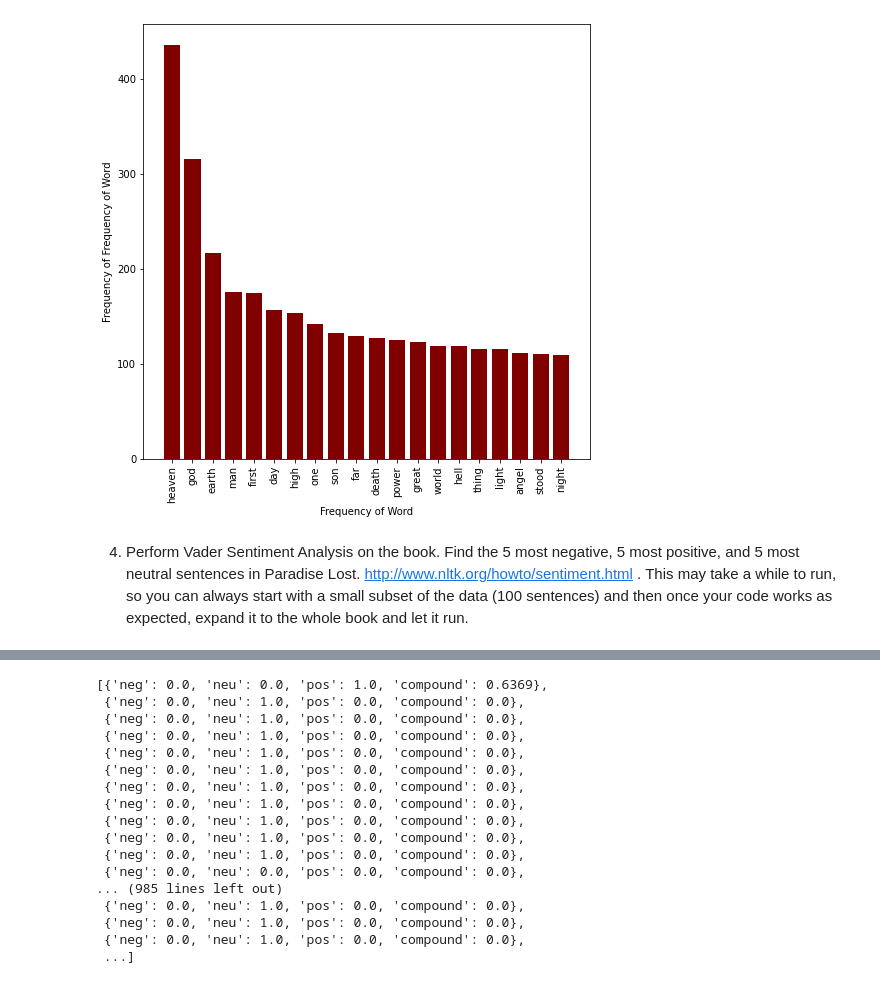
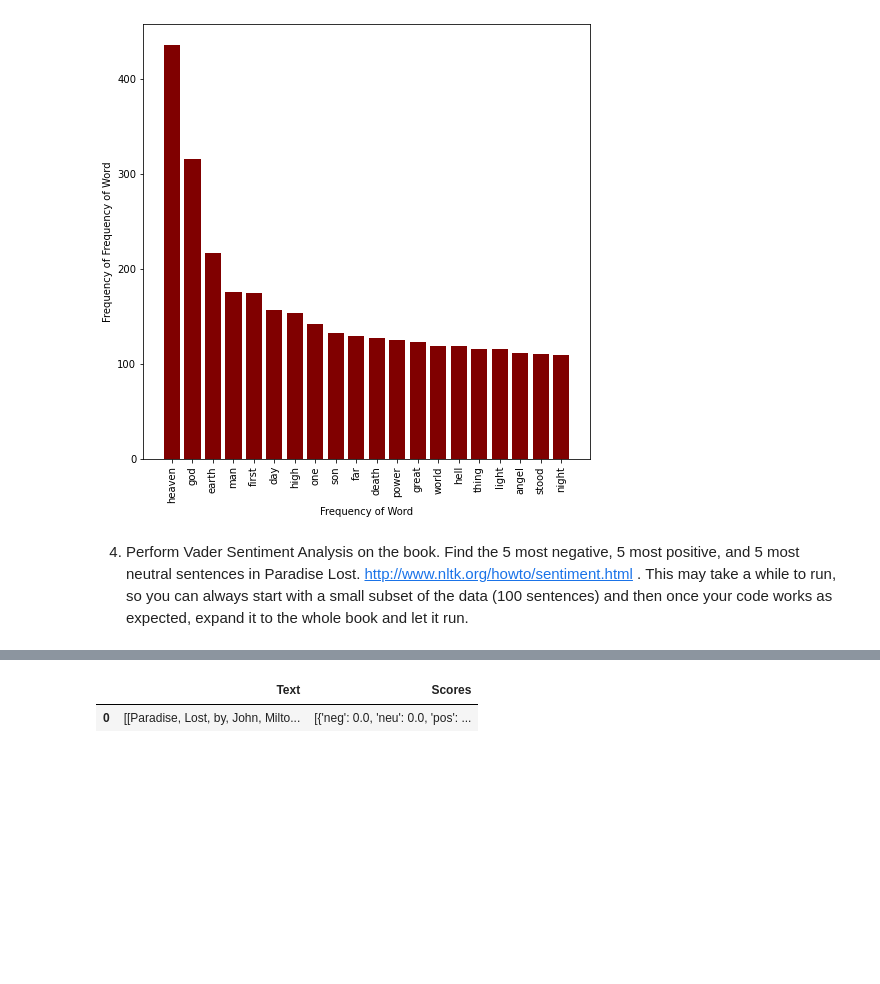
Before and after one commit to ytaiwo/Homework, a Jupyter notebook: week_20/Week19_NLP_HW.ipynb, the cells around one changed output, grey strips where cells are left out. Saved outputs shown, nothing was run; the diff lists cells and outputs as text; code cells hidden in the pictures; blank space fills up the shorter version.

```diff
--- a/week_20/Week19_NLP_HW.ipynb
+++ b/week_20/Week19_NLP_HW.ipynb
@@ -104,43 +133,29 @@ plt.show()
 # %%
 from nltk.sentiment.vader import SentimentIntensityAnalyzer
 
 sia = SentimentIntensityAnalyzer()
 
 new_sent = []
 #scores = []
 for sentence in text_sentences:
     filt_sentence = [word for word in sentence if word.isalnum()]
     new_sent.append(filt_sentence)
 #     for i in filt_sentence:
 #         sent_score = sia.polarity_scores(filt_sentence[0])
 #         scores.append(sent_score)
 
 
 scores = [sia.polarity_scores(filt_sentence[0]) for filt_sentence in new_sent]
 scores
-# paradise_df=pd.DataFrame({'Text': [new_sent],
-#                          'Scores': [scores]})
 
-# paradise_df.head()
+paradise_df=pd.DataFrame({'Text': [new_sent],
+                          'Scores': [scores]})
+
+paradise_df.head()
 #scores = pd.DataFrame(scores)
 
 # paradise_df = pd.DataFrame(filt_sentence)
 # paradise_df
 # %% [output]
-[{'neg': 0.0, 'neu': 0.0, 'pos': 1.0, 'compound': 0.6369},
- {'neg': 0.0, 'neu': 1.0, 'pos': 0.0, 'compound': 0.0},
- {'neg': 0.0, 'neu': 1.0, 'pos': 0.0, 'compound': 0.0},
- {'neg': 0.0, 'neu': 1.0, 'pos': 0.0, 'compound': 0.0},
- {'neg': 0.0, 'neu': 1.0, 'pos': 0.0, 'compound': 0.0},
- {'neg': 0.0, 'neu': 1.0, 'pos': 0.0, 'compound': 0.0},
- {'neg': 0.0, 'neu': 1.0, 'pos': 0.0, 'compound': 0.0},
- {'neg': 0.0, 'neu': 1.0, 'pos': 0.0, 'compound': 0.0},
- {'neg': 0.0, 'neu': 1.0, 'pos': 0.0, 'compound': 0.0},
- {'neg': 0.0, 'neu': 1.0, 'pos': 0.0, 'compound': 0.0},
- {'neg': 0.0, 'neu': 1.0, 'pos': 0.0, 'compound': 0.0},
- {'neg': 0.0, 'neu': 0.0, 'pos': 0.0, 'compound': 0.0},
-... (985 lines left out)
- {'neg': 0.0, 'neu': 1.0, 'pos': 0.0, 'compound': 0.0},
- {'neg': 0.0, 'neu': 1.0, 'pos': 0.0, 'compound': 0.0},
- {'neg': 0.0, 'neu': 1.0, 'pos': 0.0, 'compound': 0.0},
- ...]
+|  | Text | Scores |
+| 0 | [[Paradise, Lost, by, John, Milto... | [{'neg': 0.0, 'neu': 0.0, 'pos': ... |
```
Also changed, not shown: parts of 2 cells of this notebook, 15 other files.
